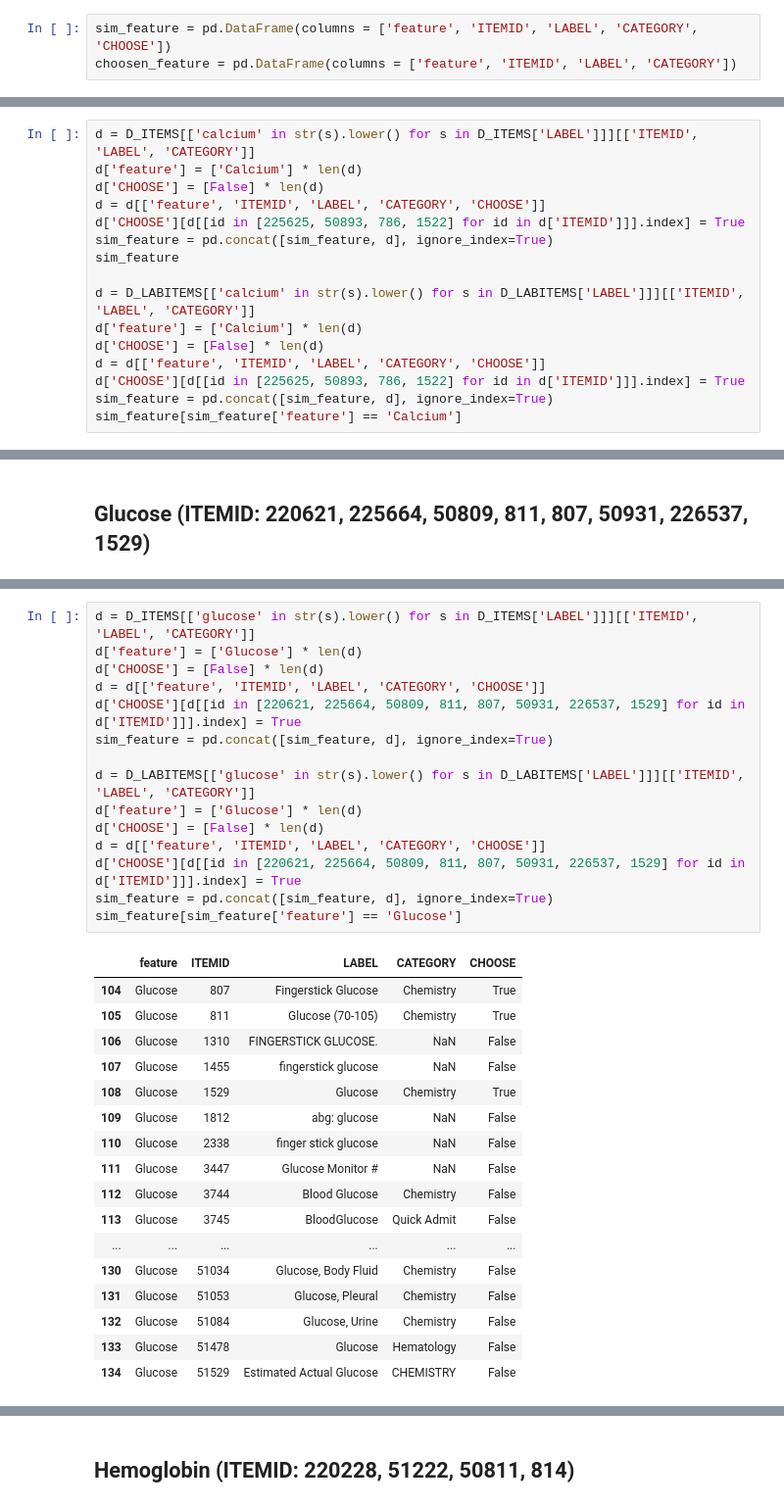
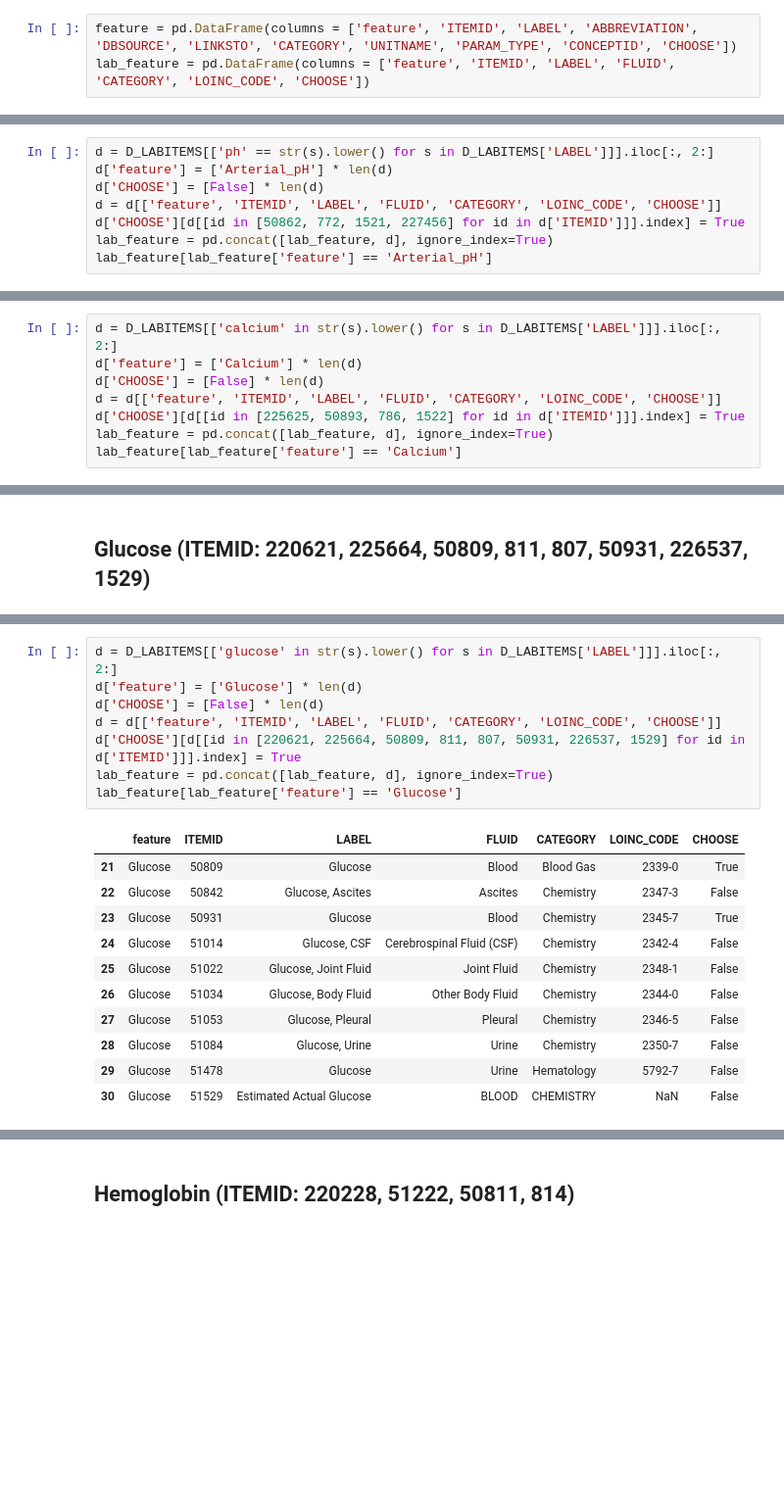
Before and after one commit to ToooooooT/sepsis_rl, a Jupyter notebook: mimiciii_code/see_characteristics.ipynb, the cells around one changed output, grey strips where cells are left out. Shown: that part at 98% size. Saved outputs shown, nothing was run; the diff lists cells and outputs as text; blank space fills up the shorter version.

```diff
--- a/mimiciii_code/see_characteristics.ipynb
+++ b/mimiciii_code/see_characteristics.ipynb
@@ -348,7 +336,7 @@ norm_features = ['Shock_Index', 'elixhauser', 'SIRS', 'GCS', 'SOFA', 'age', 'Alb
 log_features = ['SGPT', 'BUN', 'INR', 'Creatinine', 'SGOT', 'Total_bili', 'SpO2', 'input_total_tev',
                 'input_4hourly_tev', 'output_total', 'output_4hourly', 'bloc']
 # %%
-sim_feature = pd.DataFrame(columns = ['feature', 'ITEMID', 'LABEL', 'CATEGORY', 'CHOOSE'])
-choosen_feature = pd.DataFrame(columns = ['feature', 'ITEMID', 'LABEL', 'CATEGORY'])
+feature = pd.DataFrame(columns = ['feature', 'ITEMID', 'LABEL', 'ABBREVIATION', 'DBSOURCE', 'LINKSTO', 'CATEGORY', 'UNITNAME', 'PARAM_TYPE', 'CONCEPTID', 'CHOOSE'])
+lab_feature = pd.DataFrame(columns = ['feature', 'ITEMID', 'LABEL', 'FLUID', 'CATEGORY', 'LOINC_CODE', 'CHOOSE'])
 # %%
 D_ITEMS.drop(D_ITEMS[D_ITEMS.isnull()['LABEL']].index, inplace=True)
@@ -520,0 +446,8 @@ choosen_feature[choosen_feature['feature'] == 'Arterial_pH']
+# %%
+d = D_LABITEMS[['ph' == str(s).lower() for s in D_LABITEMS['LABEL']]].iloc[:, 2:]
+d['feature'] = ['Arterial_pH'] * len(d)
+d['CHOOSE'] = [False] * len(d)
+d = d[['feature', 'ITEMID', 'LABEL', 'FLUID', 'CATEGORY', 'LOINC_CODE', 'CHOOSE']]
+d['CHOOSE'][d[[id in [50862, 772, 1521, 227456] for id in d['ITEMID']]].index] = True
+lab_feature = pd.concat([lab_feature, d], ignore_index=True)
+lab_feature[lab_feature['feature'] == 'Arterial_pH']
@@ -523,17 +488,9 @@ choosen_feature[choosen_feature['feature'] == 'Arterial_pH']
 # %%
-d = D_ITEMS[['calcium' in str(s).lower() for s in D_ITEMS['LABEL']]][['ITEMID', 'LABEL', 'CATEGORY']]
+d = D_LABITEMS[['calcium' in str(s).lower() for s in D_LABITEMS['LABEL']]].iloc[:, 2:]
 d['feature'] = ['Calcium'] * len(d)
 d['CHOOSE'] = [False] * len(d)
-d = d[['feature', 'ITEMID', 'LABEL', 'CATEGORY', 'CHOOSE']]
+d = d[['feature', 'ITEMID', 'LABEL', 'FLUID', 'CATEGORY', 'LOINC_CODE', 'CHOOSE']]
 d['CHOOSE'][d[[id in [225625, 50893, 786, 1522] for id in d['ITEMID']]].index] = True
-sim_feature = pd.concat([sim_feature, d], ignore_index=True)
-sim_feature
-
-d = D_LABITEMS[['calcium' in str(s).lower() for s in D_LABITEMS['LABEL']]][['ITEMID', 'LABEL', 'CATEGORY']]
-d['feature'] = ['Calcium'] * len(d)
-d['CHOOSE'] = [False] * len(d)
-d = d[['feature', 'ITEMID', 'LABEL', 'CATEGORY', 'CHOOSE']]
-d['CHOOSE'][d[[id in [225625, 50893, 786, 1522] for id in d['ITEMID']]].index] = True
-sim_feature = pd.concat([sim_feature, d], ignore_index=True)
-sim_feature[sim_feature['feature'] == 'Calcium']
+lab_feature = pd.concat([lab_feature, d], ignore_index=True)
+lab_feature[lab_feature['feature'] == 'Calcium']
 # %% [output]
@@ -576,33 +534,20 @@ choosen_feature[choosen_feature['feature'] == 'Calcium']
 # %%
-d = D_ITEMS[['glucose' in str(s).lower() for s in D_ITEMS['LABEL']]][['ITEMID', 'LABEL', 'CATEGORY']]
+d = D_LABITEMS[['glucose' in str(s).lower() for s in D_LABITEMS['LABEL']]].iloc[:, 2:]
 d['feature'] = ['Glucose'] * len(d)
 d['CHOOSE'] = [False] * len(d)
-d = d[['feature', 'ITEMID', 'LABEL', 'CATEGORY', 'CHOOSE']]
+d = d[['feature', 'ITEMID', 'LABEL', 'FLUID', 'CATEGORY', 'LOINC_CODE', 'CHOOSE']]
 d['CHOOSE'][d[[id in [220621, 225664, 50809, 811, 807, 50931, 226537, 1529] for id in d['ITEMID']]].index] = True
-sim_feature = pd.concat([sim_feature, d], ignore_index=True)
-
-d = D_LABITEMS[['glucose' in str(s).lower() for s in D_LABITEMS['LABEL']]][['ITEMID', 'LABEL', 'CATEGORY']]
-d['feature'] = ['Glucose'] * len(d)
-d['CHOOSE'] = [False] * len(d)
-d = d[['feature', 'ITEMID', 'LABEL', 'CATEGORY', 'CHOOSE']]
-d['CHOOSE'][d[[id in [220621, 225664, 50809, 811, 807, 50931, 226537, 1529] for id in d['ITEMID']]].index] = True
-sim_feature = pd.concat([sim_feature, d], ignore_index=True)
-sim_feature[sim_feature['feature'] == 'Glucose']
+lab_feature = pd.concat([lab_feature, d], ignore_index=True)
+lab_feature[lab_feature['feature'] == 'Glucose']
 # %% [output]
-|  | feature | ITEMID | LABEL | CATEGORY | CHOOSE |
-| 104 | Glucose | 807 | Fingerstick Glucose | Chemistry | True |
-| 105 | Glucose | 811 | Glucose (70-105) | Chemistry | True |
-| 106 | Glucose | 1310 | FINGERSTICK GLUCOSE. | NaN | False |
-| 107 | Glucose | 1455 | fingerstick glucose | NaN | False |
-| 108 | Glucose | 1529 | Glucose | Chemistry | True |
-| 109 | Glucose | 1812 | abg: glucose | NaN | False |
-| 110 | Glucose | 2338 | finger stick glucose | NaN | False |
-| 111 | Glucose | 3447 | Glucose Monitor # | NaN | False |
-| 112 | Glucose | 3744 | Blood Glucose | Chemistry | False |
-| 113 | Glucose | 3745 | BloodGlucose | Quick Admit | False |
-| ... | ... | ... | ... | ... | ... |
-| 130 | Glucose | 51034 | Glucose, Body Fluid | Chemistry | False |
-| 131 | Glucose | 51053 | Glucose, Pleural | Chemistry | False |
-| 132 | Glucose | 51084 | Glucose, Urine | Chemistry | False |
-| 133 | Glucose | 51478 | Glucose | Hematology | False |
-| 134 | Glucose | 51529 | Estimated Actual Glucose | CHEMISTRY | False |
+|  | feature | ITEMID | LABEL | FLUID | CATEGORY | LOINC_CODE | CHOOSE |
+| 21 | Glucose | 50809 | Glucose | Blood | Blood Gas | 2339-0 | True |
+| 22 | Glucose | 50842 | Glucose, Ascites | Ascites | Chemistry | 2347-3 | False |
+| 23 | Glucose | 50931 | Glucose | Blood | Chemistry | 2345-7 | True |
+| 24 | Glucose | 51014 | Glucose, CSF | Cerebrospinal Fluid (CSF) | Chemistry | 2342-4 | False |
+| 25 | Glucose | 51022 | Glucose, Joint Fluid | Joint Fluid | Chemistry | 2348-1 | False |
+| 26 | Glucose | 51034 | Glucose, Body Fluid | Other Body Fluid | Chemistry | 2344-0 | False |
+| 27 | Glucose | 51053 | Glucose, Pleural | Pleural | Chemistry | 2346-5 | False |
+| 28 | Glucose | 51084 | Glucose, Urine | Urine | Chemistry | 2350-7 | False |
+| 29 | Glucose | 51478 | Glucose | Urine | Hematology | 5792-7 | False |
+| 30 | Glucose | 51529 | Estimated Actual Glucose | BLOOD | CHEMISTRY | NaN | False |
```
Also changed, not shown: parts of 136 cells of this notebook, 3 other files.
